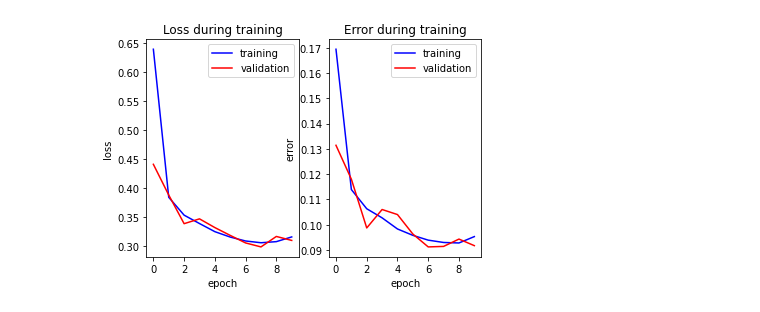
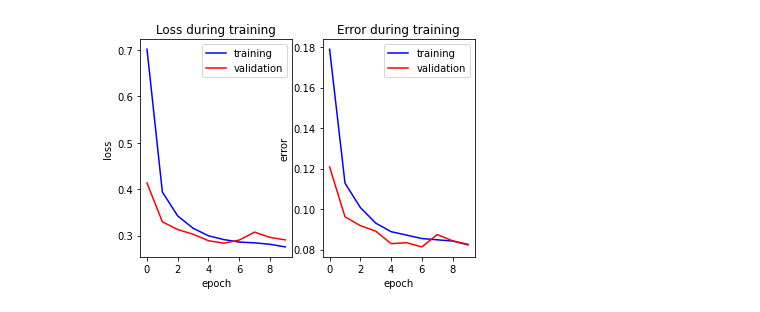
Before and after one commit to vccheng2001/DeepLearning, a Jupyter notebook: nn_MNIST.ipynb, the cells around one changed output. Drawn from its saved outputs; the diff is of its cells as text; code cells hidden in the pictures.

```diff
--- a/nn_MNIST.ipynb
+++ b/nn_MNIST.ipynb
@@ -225,6 +225,7 @@ class MLP(object):
     # output layer: 128 -> 10
     def forward(self, x):
         # -- linear, f1 = x * W0 + b0
+        # print(x.shape, self.W[0].shape, self.b[0].shape)
         self.f1 = np.dot(x, self.W[0]) + self.b[0]
         # -- sigmoid, a = sigmoid(f1)
         self.a = self.activations[0].forward(x, self.f1)
@@ -408,7 +409,7 @@ def main():
     # this is the only part you need to change in main() function
     hiddens = [128]
     activations = [Sigmoid()]
-    lr = 0.05
+    lr = 0.025
     num_epochs = 10
     batch_size = 16
 
@@ -477 +478 @@ test error:  0.1003
-[figure, old version]
+[figure, new version]
```
Also changed, not shown: parts of 1 cell of this notebook, 1 other file.
